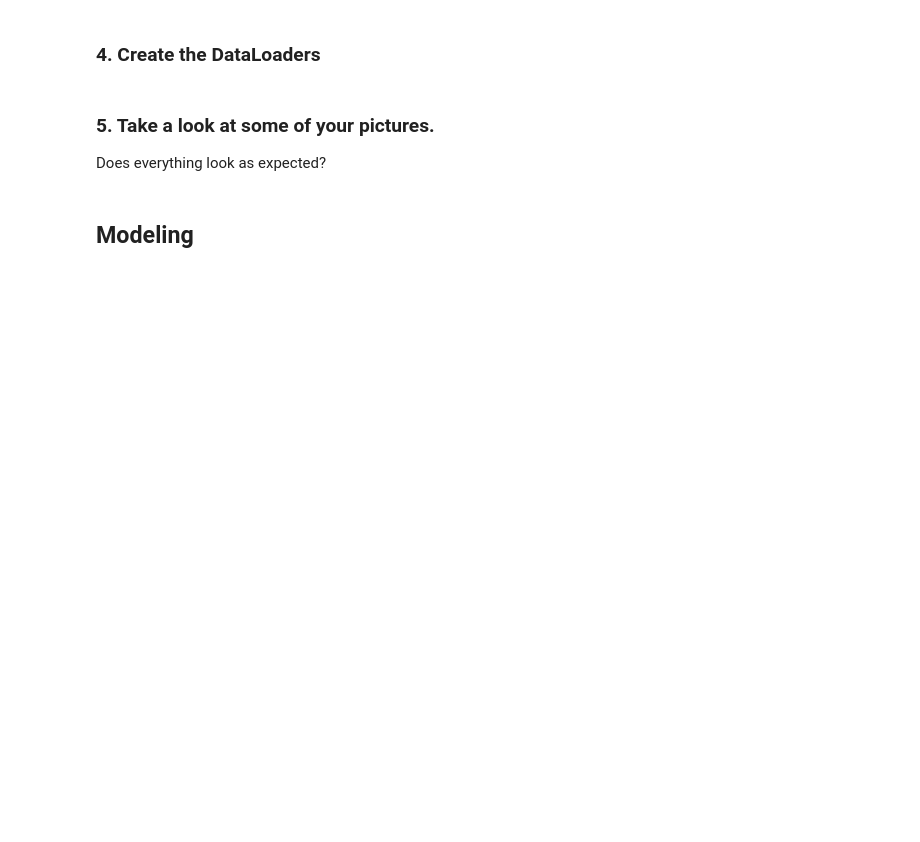
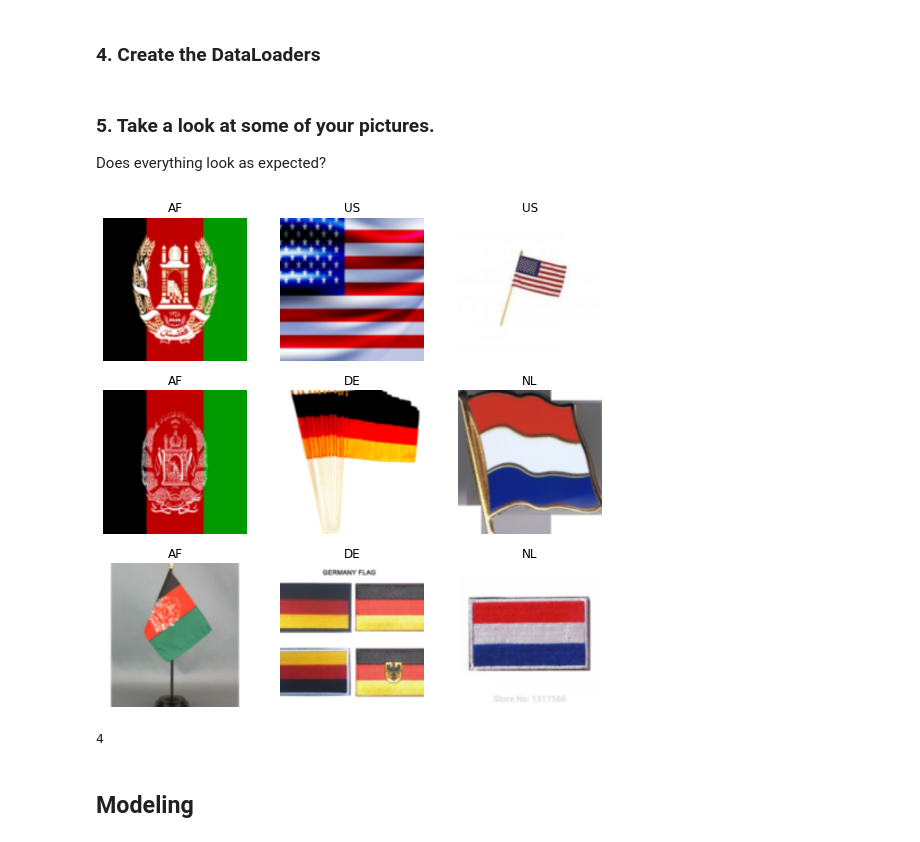
Before and after one commit to pds2021/a5-nicoelbert, a Jupyter notebook: Assignment_5.ipynb, the cells around one changed output. Cells and saved outputs as stored; diff of their text form; code cells hidden in the pictures; blank space fills up the shorter version.

```diff
--- a/Assignment_5.ipynb
+++ b/Assignment_5.ipynb
@@ -210,0 +211,15 @@ Use `RandomResizedCrop` for `item_tfms`with an image size of 224 px, and the app
+# %%
+#define transformations
+my_item_tfms = [RandomResizedCrop(128, min_scale=0.3), Resize(224)]
+
+#create Datablock
+
+db_countries = DataBlock(
+    blocks=(ImageBlock, CategoryBlock),
+    get_items=get_image_files,
+    splitter=RandomSplitter(valid_pct=0.2, seed=42),
+    get_y=parent_label,
+    item_tfms=my_item_tfms,
+    batch_tfms=aug_transforms())
+
+dls = db_countries.dataloaders(data_path)
@@ -212,10 +230,18 @@ Use `RandomResizedCrop` for `item_tfms`with an image size of 224 px, and the app
 ### 4. Create the DataLoaders
 # %%
 # Write your code here
+dls = db_countries.dataloaders(data_path,batch_size=64)
 # %% [markdown]
 ### 5. Take a look at some of your pictures.
 Does everything look as expected?
 # %%
 # Write your code here
+dls.valid.show_batch(max_n=9)
+# %% [output]
+[figure, added]
+# %%
+len(dls.vocab)
+# %% [output]
+4
 # %% [markdown]
 ## Modeling
```
Also changed, not shown: parts of 8 cells of this notebook.
